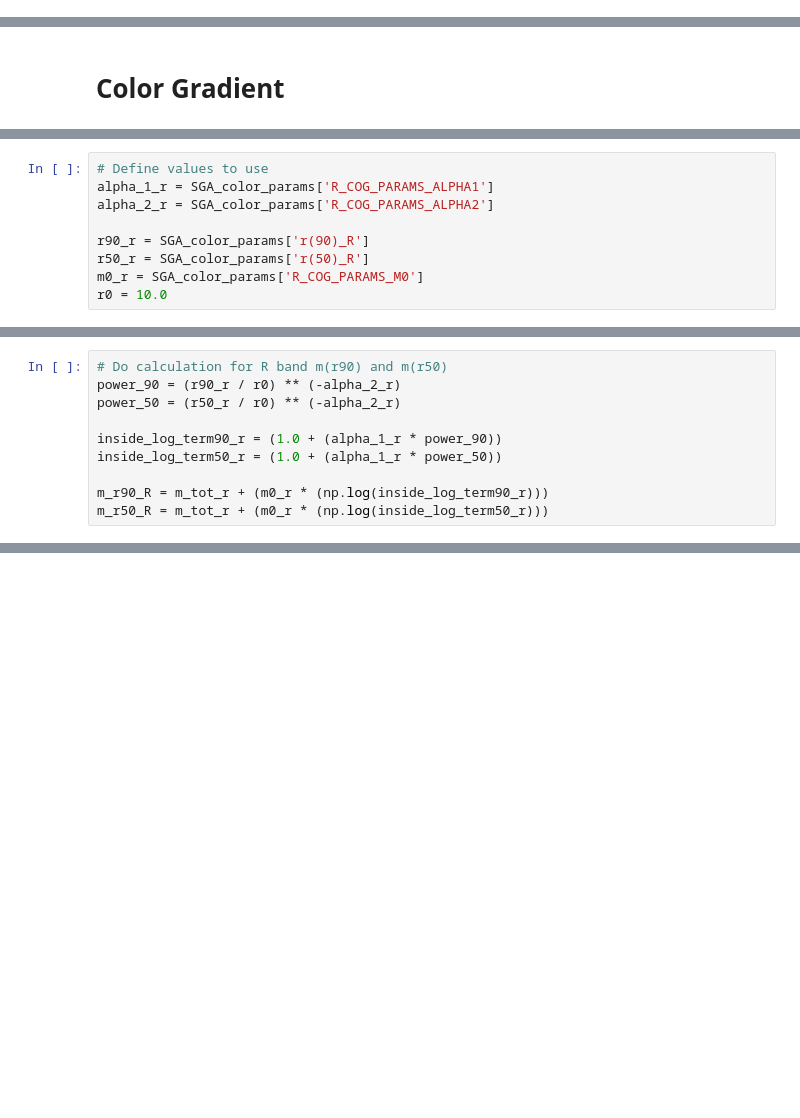
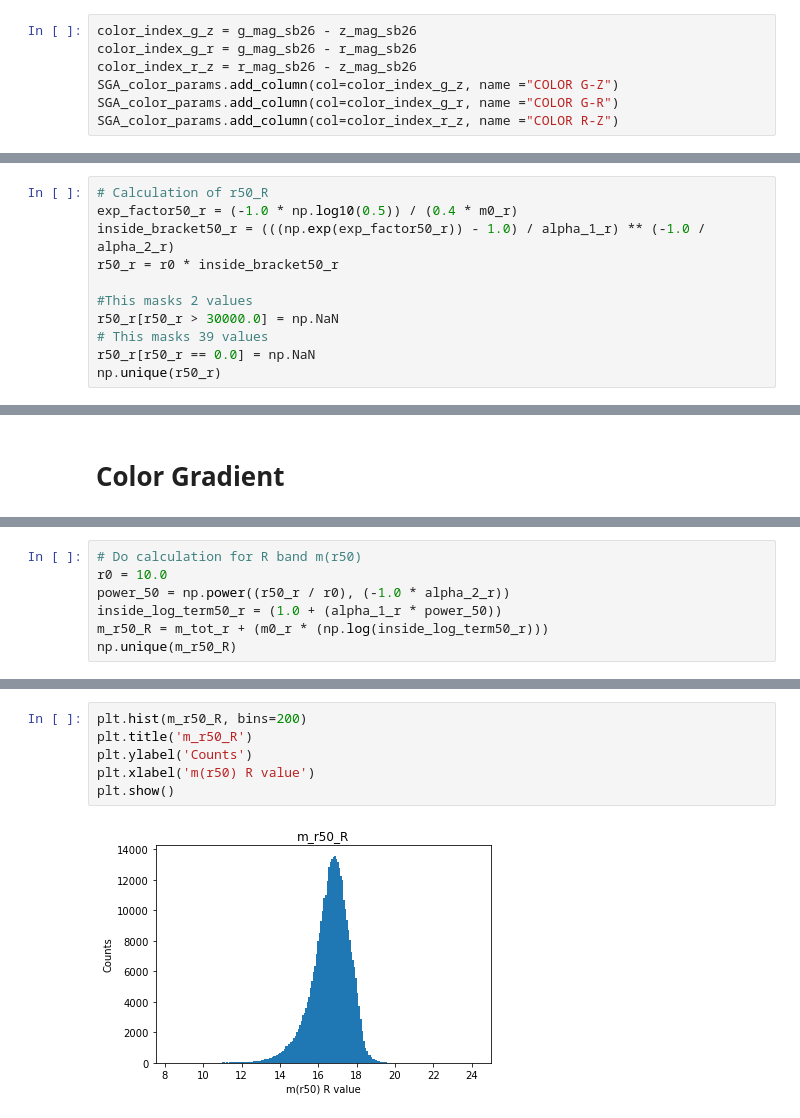
Before and after one commit to DESI-UR/DESI_SGA, a Jupyter notebook: Morphology/Color_Gradient.ipynb, the cells around one changed output, grey strips where cells are left out. Drawn from its saved outputs; the diff is of its cells as text; blank space fills up the shorter version.

```diff
--- a/Morphology/Color_Gradient.ipynb
+++ b/Morphology/Color_Gradient.ipynb
@@ -45,0 +64,7 @@ Table length=383620
+# %%
+color_index_g_z = g_mag_sb26 - z_mag_sb26
+color_index_g_r = g_mag_sb26 - r_mag_sb26
+color_index_r_z = r_mag_sb26 - z_mag_sb26
+SGA_color_params.add_column(col=color_index_g_z, name ="COLOR G-Z")
+SGA_color_params.add_column(col=color_index_g_r, name ="COLOR G-R")
+SGA_color_params.add_column(col=color_index_r_z, name ="COLOR R-Z")
@@ -45,0 +107,11 @@ Table length=383620
+# %%
+# Calculation of r50_R
+exp_factor50_r = (-1.0 * np.log10(0.5)) / (0.4 * m0_r)
+inside_bracket50_r = (((np.exp(exp_factor50_r)) - 1.0) / alpha_1_r) ** (-1.0 / alpha_2_r)
+r50_r = r0 * inside_bracket50_r
+
+#This masks 2 values
+r50_r[r50_r > 30000.0] = np.NaN
+# This masks 39 values
+r50_r[r50_r == 0.0] = np.NaN
+np.unique(r50_r)
@@ -56,9 +173,0 @@ Table length=383620
-# %%
-# Define values to use
-alpha_1_r = SGA_color_params['R_COG_PARAMS_ALPHA1']
-alpha_2_r = SGA_color_params['R_COG_PARAMS_ALPHA2']
-
-r90_r = SGA_color_params['r(90)_R']
-r50_r = SGA_color_params['r(50)_R']
-m0_r = SGA_color_params['R_COG_PARAMS_M0']
-r0 = 10.0
@@ -73,10 +174,7 @@ m_tot_g = SGA_color_params['G_COG_PARAMS_MTOT']
 # %%
-# Do calculation for R band m(r90) and m(r50)
-power_90 = (r90_r / r0) ** (-alpha_2_r)
-power_50 = (r50_r / r0) ** (-alpha_2_r)
-
-inside_log_term90_r = (1.0 + (alpha_1_r * power_90))
+# Do calculation for R band m(r50)
+r0 = 10.0
+power_50 = np.power((r50_r / r0), (-1.0 * alpha_2_r))
 inside_log_term50_r = (1.0 + (alpha_1_r * power_50))
-
-m_r90_R = m_tot_r + (m0_r * (np.log(inside_log_term90_r)))
 m_r50_R = m_tot_r + (m0_r * (np.log(inside_log_term50_r)))
+np.unique(m_r50_R)
@@ -83 +199,9 @@ m_r50_R = m_tot_r + (m0_r * (np.log(inside_log_term50_r)))
+# %%
+plt.hist(m_r50_R, bins=200)
+plt.title('m_r50_R')
+plt.ylabel('Counts')
+plt.xlabel('m(r50) R value')
+plt.show()
+# %% [output]
+[figure, added]
 # %%
```
Also changed, not shown: parts of 31 cells of this notebook, 2 other files.
